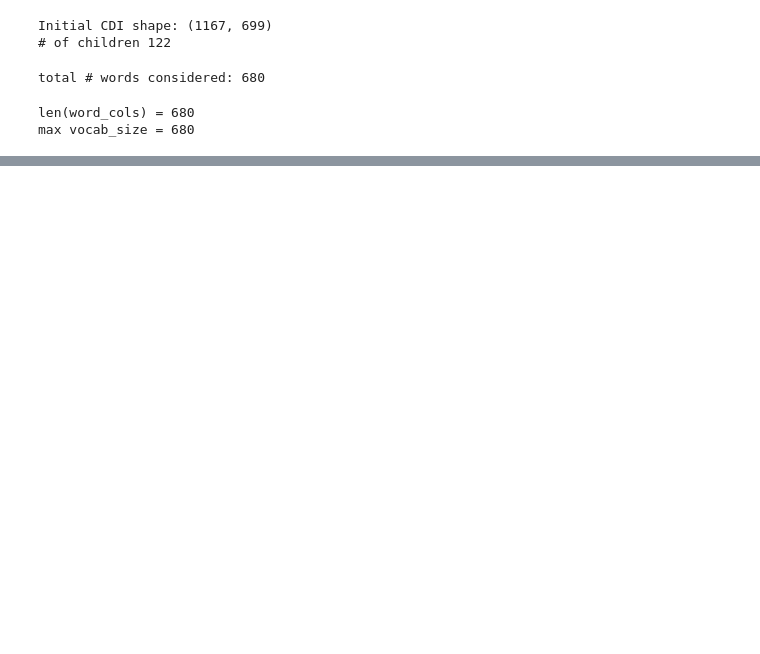
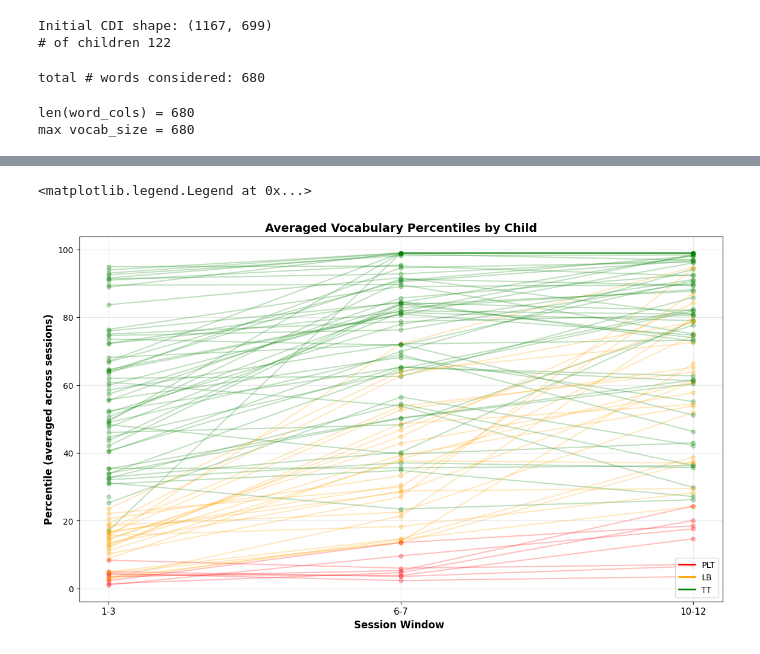
Before and after one commit to abbyhultquist1/vocab-growth-analysis, a Jupyter notebook: Long_Cleaning_Categorization.ipynb, the cells around one changed output, grey strips where cells are left out. Cells and saved outputs as stored; diff of their text form; code cells hidden in the pictures; blank space fills up the shorter version.

```diff
--- a/Long_Cleaning_Categorization.ipynb
+++ b/Long_Cleaning_Categorization.ipynb
@@ -247,0 +248,49 @@ Plot saved as CDI_percentile_growth_trajectories.png
+# %%
+# Line graph per child: averaged percentiles across session windows
+import matplotlib.pyplot as plt
+import numpy as np
+
+color_map = {'PLT': 'red', 'LB': 'orange', 'TT': 'green', 'Faller': 'red'}
+
+session_windows = [('1-3', 1, 3), ('6-7', 6, 7), ('10-12', 10, 12)]
+x_positions = np.arange(1, len(session_windows) + 1)
+x_labels = [w[0] for w in session_windows]
+
+fig, ax = plt.subplots(figsize=(14, 8))
+
+for child_id, group in CDI.groupby('child_id'):
+    group = group.sort_values('session_num')
+    talker_type = group['Talker_Type'].iloc[0]
+    if pd.isna(talker_type) or talker_type == 'Faller':
+        continue
+    color = color_map.get(talker_type, 'gray')
+
+    means = []
+    for _, start_s, end_s in session_windows:
+        vals = group.loc[group['session_num'].between(start_s, end_s), 'percentile'].replace(0, np.nan)
+        means.append(vals.mean())
+
+    if np.all(np.isnan(means)):
+        continue
+
+    ax.plot(x_positions, means, color=color, alpha=0.25, linewidth=1.5, marker='o', markersize=5)
+
+ax.set_xticks(x_positions)
+ax.set_xticklabels(x_labels, fontsize=11)
+ax.set_xlabel('Session Window ', fontsize=12, fontweight='bold')
+ax.set_ylabel('Percentile (averaged across sessions)', fontsize=12, fontweight='bold')
+ax.set_title('Averaged Vocabulary Percentiles by Child', fontsize=14, fontweight='bold')
+ax.grid(True, alpha=0.3)
+
+# Legend
+from matplotlib.lines import Line2D
+legend_handles = [
+    Line2D([0], [0], color=color_map['PLT'], lw=2, label='PLT'),
+    Line2D([0], [0], color=color_map['LB'], lw=2, label='LB'),
+
+    Line2D([0], [0], color=color_map['TT'], lw=2, label='TT'),
+]
+ax.legend(handles=legend_handles, loc='lower right', fontsize=10)
+# %% [output]
+<matplotlib.legend.Legend at 0x...>
+[figure, added]
```
Also changed, not shown: parts of 7 cells of this notebook, 5 other files.
